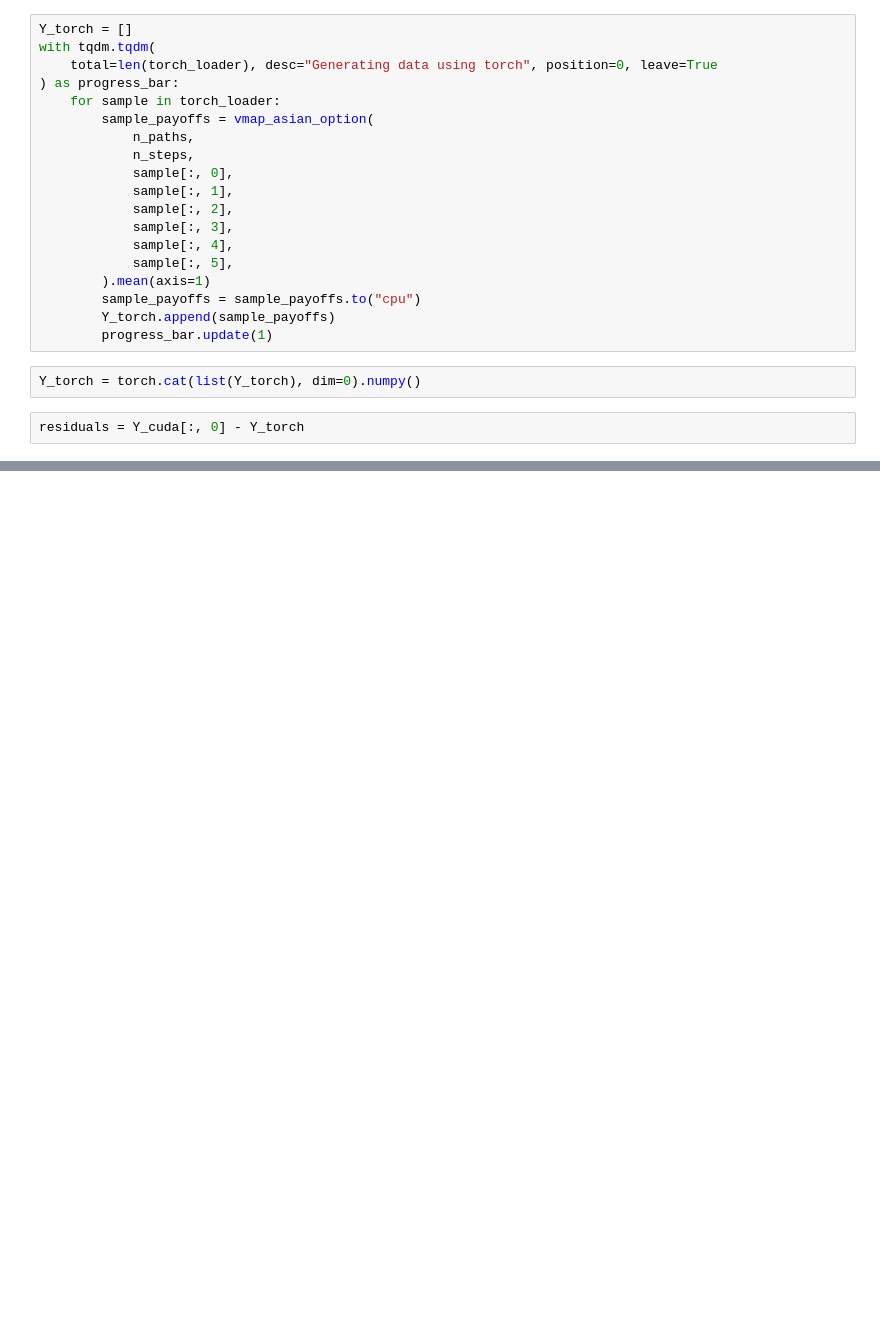
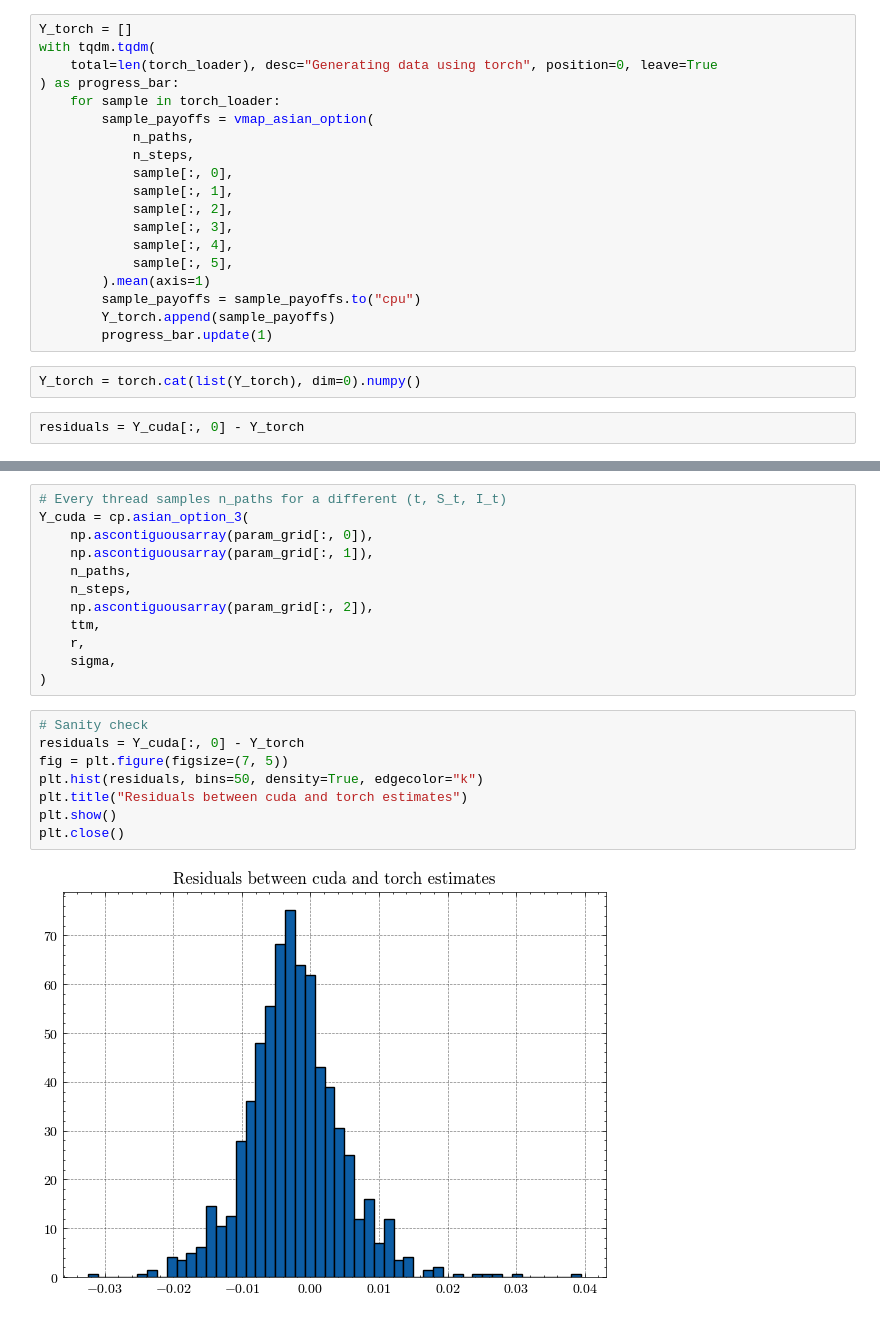
Before and after one commit to SaadSouilmi/Parallel-Monte-Carlo-and-Pricing-via-Neural-Networks-for-asian-options, a Jupyter notebook: pricing/payoffs_in_cuda.ipynb, the cells around one changed output, grey strips where cells are left out. Cells and saved outputs as stored; diff of their text form; blank space fills up the shorter version.

Commit message:
updatet fit.ipynb and few plots

```diff
--- a/pricing/payoffs_in_cuda.ipynb
+++ b/pricing/payoffs_in_cuda.ipynb
@@ -129,0 +142,22 @@ cuda.synchronize()
+# %%
+# Every thread samples n_paths for a different (t, S_t, I_t)
+Y_cuda = cp.asian_option_3(
+    np.ascontiguousarray(param_grid[:, 0]),
+    np.ascontiguousarray(param_grid[:, 1]),
+    n_paths,
+    n_steps,
+    np.ascontiguousarray(param_grid[:, 2]),
+    ttm,
+    r,
+    sigma,
+)
+# %%
+# Sanity check
+residuals = Y_cuda[:, 0] - Y_torch
+fig = plt.figure(figsize=(7, 5))
+plt.hist(residuals, bins=50, density=True, edgecolor="k")
+plt.title("Residuals between cuda and torch estimates")
+plt.show()
+plt.close()
+# %% [output]
+[figure, added]
```
Also changed, not shown: parts of 8 cells of this notebook, 8 other files.
